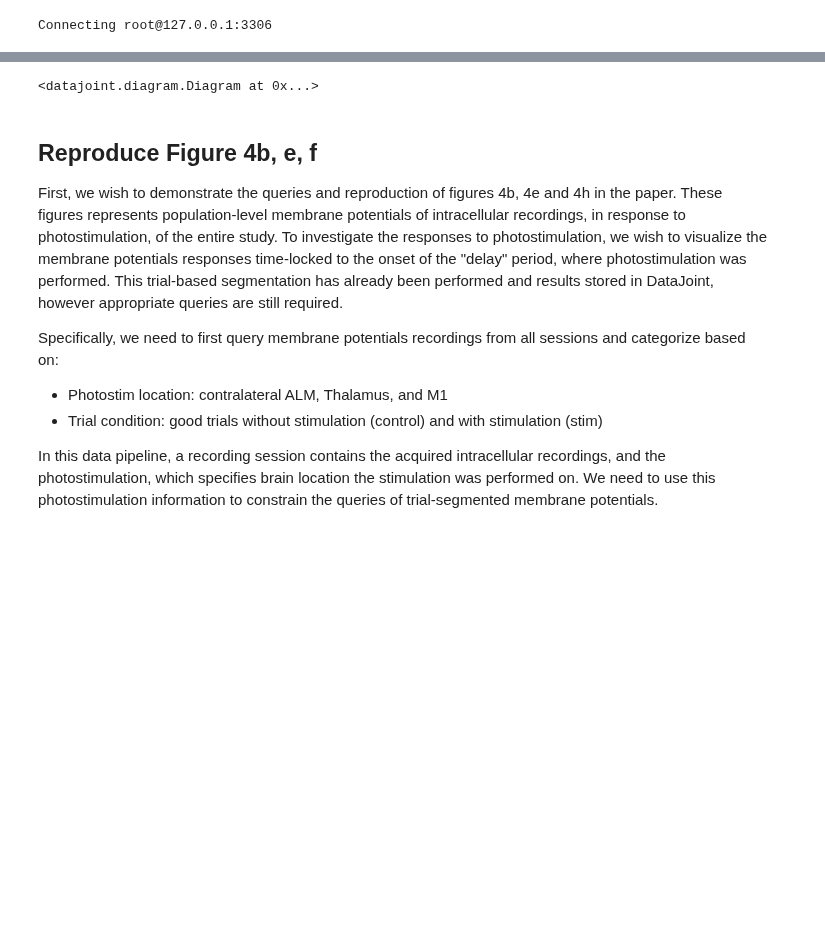
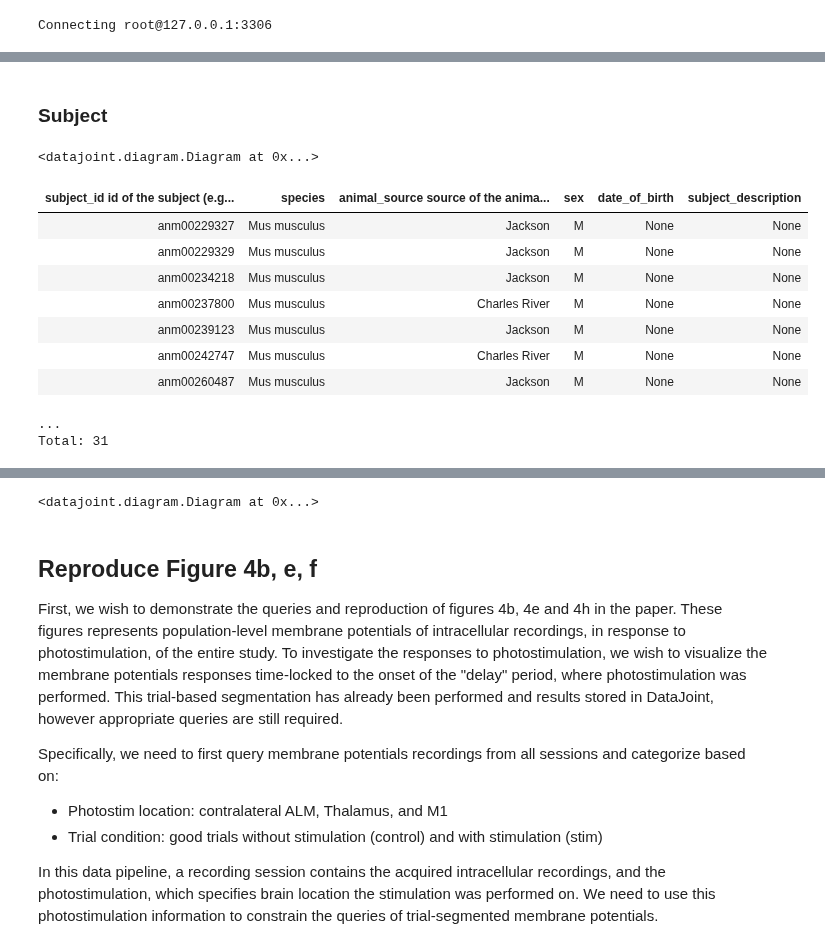
Before and after one commit to datajoint-company/DJ-NWB-Guo-Inagaki-2017, a Jupyter notebook: notebooks/guo-inagaki-2017_DataJoint_example.ipynb, the cells around one changed output, grey strips where cells are left out. Drawn from its saved outputs; the diff is of its cells as text; code cells hidden in the pictures; blank space fills up the shorter version.

```diff
--- a/notebooks/guo-inagaki-2017_DataJoint_example.ipynb
+++ b/notebooks/guo-inagaki-2017_DataJoint_example.ipynb
@@ -29,0 +41,19 @@ Connecting root@127.0.0.1:3306
+# %% [markdown]
+### Subject
+# %%
+dj.Diagram(subject) - 1
+# %% [output]
+<datajoint.diagram.Diagram at 0x...>
+# %%
+subject.Subject()
+# %% [output]
+| subject_id id of the subject (e.g... | species | animal_source source of the anima... | sex | date_of_birth | subject_description |
+| anm00229327 | Mus musculus | Jackson | M | None | None |
+| anm00229329 | Mus musculus | Jackson | M | None | None |
+| anm00234218 | Mus musculus | Jackson | M | None | None |
+| anm00237800 | Mus musculus | Charles River | M | None | None |
+| anm00239123 | Mus musculus | Jackson | M | None | None |
+| anm00242747 | Mus musculus | Charles River | M | None | None |
+| anm00260487 | Mus musculus | Jackson | M | None | None |
+...
+Total: 31
```
Also changed, not shown: parts of 35 cells of this notebook, 2 other files.
